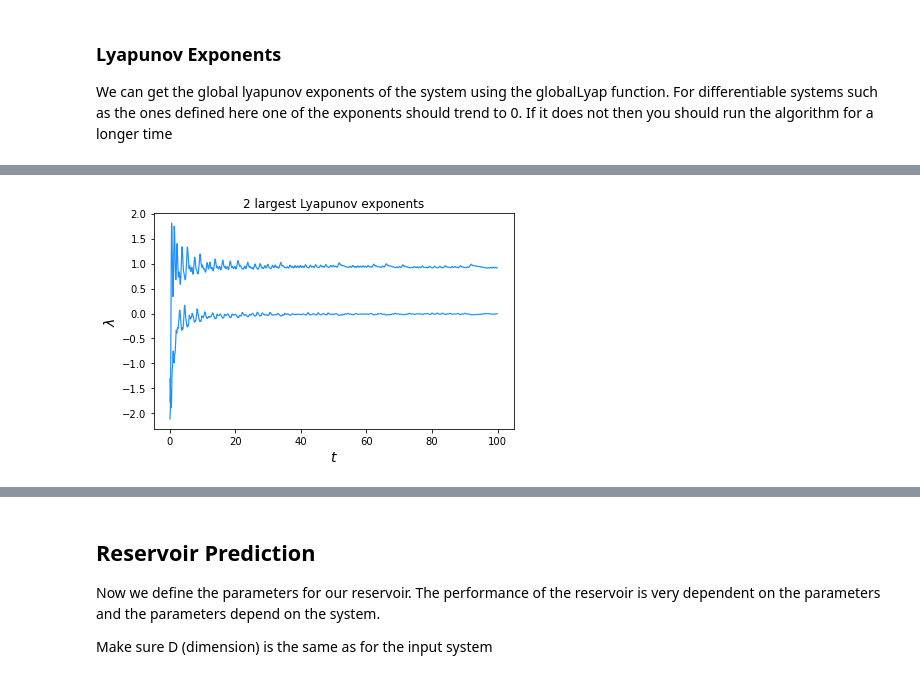
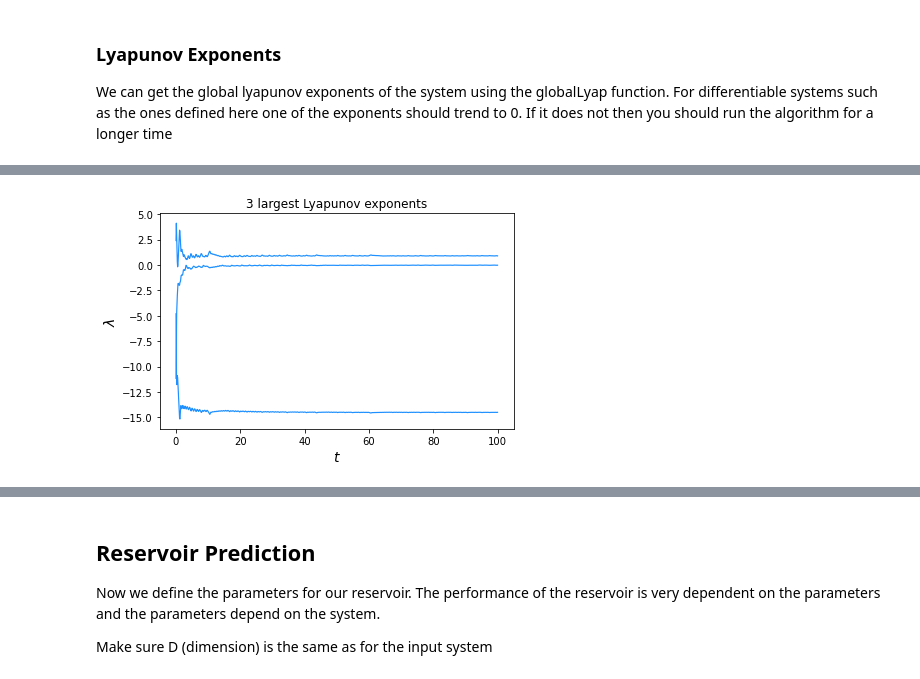
Before and after one commit to japlatt/reservoir, a Jupyter notebook: Example_Lorenz_63.ipynb, the cells around one changed output, grey strips where cells are left out. Cells and saved outputs as stored; diff of their text form; code cells hidden in the pictures.

```diff
--- a/Example_Lorenz_63.ipynb
+++ b/Example_Lorenz_63.ipynb
@@ -86,7 +86,7 @@ array([ 9.11304379e-01, -5.55730555e-03, -1.45112622e+01])
 # %%
-lor63sys.plotLE(2) #should show convergence
+lor63sys.plotLE(3) #should show convergence
 # %% [output]
-[figure, old version]
+[figure, new version]
 # %%
 lor63sys.getKYDim()
 # %% [output]
```
Also changed, not shown: parts of 10 cells of this notebook, 3 other files.
